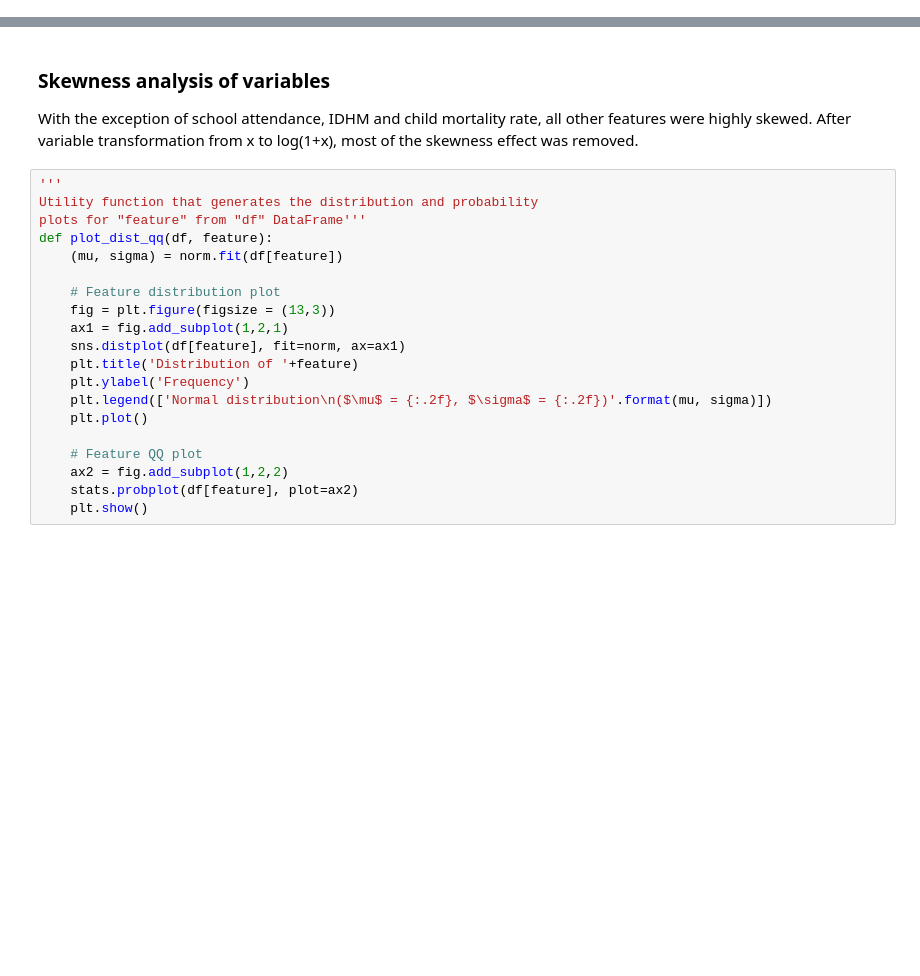
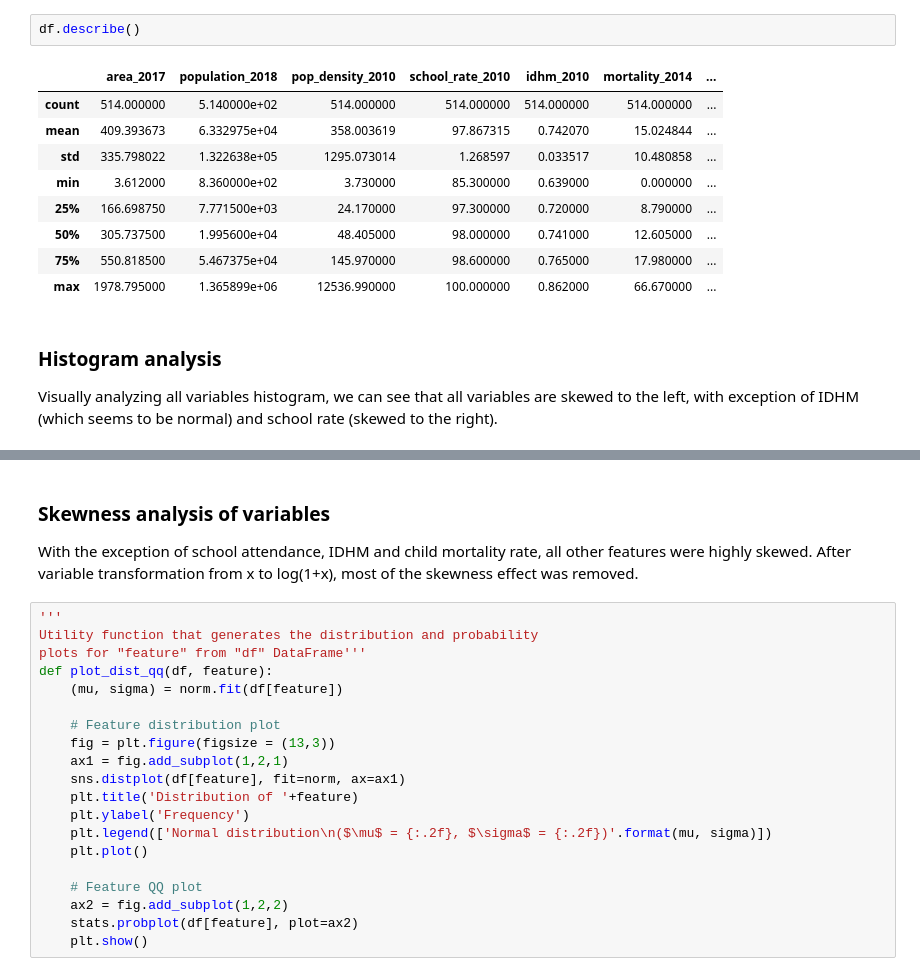
Before and after one commit to Lgcsimoes/tce_sp, a Jupyter notebook: notebooks/SP state cities - Overview.ipynb, the cells around one changed output, grey strips where cells are left out. Drawn from its saved outputs; the diff is of its cells as text; blank space fills up the shorter version.

```diff
--- a/notebooks/SP state cities - Overview.ipynb
+++ b/notebooks/SP state cities - Overview.ipynb
@@ -140,2 +175,18 @@ memory usage: 56.3+ KB
+# %%
+df.describe()
+# %% [output]
+|  | area_2017 | population_2018 | pop_density_2010 | school_rate_2010 | idhm_2010 | mortality_2014 | ... |
+| count | 514.000000 | 5.140000e+02 | 514.000000 | 514.000000 | 514.000000 | 514.000000 | ... |
+| mean | 409.393673 | 6.332975e+04 | 358.003619 | 97.867315 | 0.742070 | 15.024844 | ... |
+| std | 335.798022 | 1.322638e+05 | 1295.073014 | 1.268597 | 0.033517 | 10.480858 | ... |
+| min | 3.612000 | 8.360000e+02 | 3.730000 | 85.300000 | 0.639000 | 0.000000 | ... |
+| 25% | 166.698750 | 7.771500e+03 | 24.170000 | 97.300000 | 0.720000 | 8.790000 | ... |
+| 50% | 305.737500 | 1.995600e+04 | 48.405000 | 98.000000 | 0.741000 | 12.605000 | ... |
+| 75% | 550.818500 | 5.467375e+04 | 145.970000 | 98.600000 | 0.765000 | 17.980000 | ... |
+| max | 1978.795000 | 1.365899e+06 | 12536.990000 | 100.000000 | 0.862000 | 66.670000 | ... |
+# %% [markdown]
+### Histogram analysis
+
+Visually analyzing all variables histogram, we can see that all variables are skewed to the left, with exception of IDHM (which seems to be normal) and school rate (skewed to the right).
 # %%
 df.hist(bins=50, figsize=(20,15))
```
Also changed, not shown: parts of 28 cells of this notebook, 3 other files.
